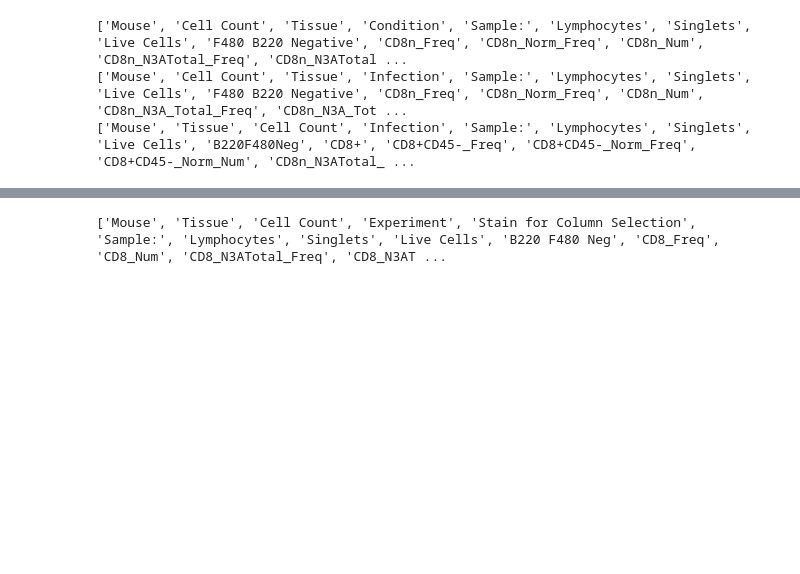
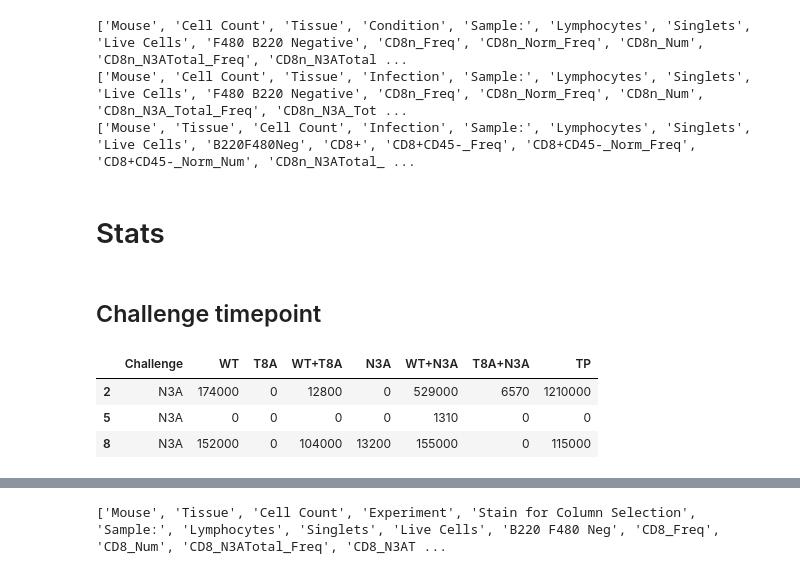
Before and after one commit to WolfDanny/IAV_analysis, a Jupyter notebook: Figures.ipynb, the cells around one changed output, grey strips where cells are left out. Cells and saved outputs as stored; diff of their text form; code cells hidden in the pictures; blank space fills up the shorter version.

```diff
--- a/Figures.ipynb
+++ b/Figures.ipynb
@@ -353,3 +355,18 @@ fa.venn_plots(
     title="Spleen resident - N3A primary",
     file_name="N3A-R",
 )
+# %% [markdown]
+# Stats
+# %% [markdown]
+## Challenge timepoint
+# %%
+wt_chDF = fa.stats_dataframe_challenge(
+    wt_p_data, ["Challenge", "WT", "T8A", "WT+T8A", "N3A", "WT+N3A", "T8A+N3A", "TP"]
+)
+# %%
+wt_chDF[(wt_chDF.Challenge == "N3A")]
+# %% [output]
+|  | Challenge | WT | T8A | WT+T8A | N3A | WT+N3A | T8A+N3A | TP |
+| 2 | N3A | 174000 | 0 | 12800 | 0 | 529000 | 6570 | 1210000 |
+| 5 | N3A | 0 | 0 | 0 | 0 | 1310 | 0 | 0 |
+| 8 | N3A | 152000 | 0 | 104000 | 13200 | 155000 | 0 | 115000 |
```
Also changed, not shown: parts of 16 cells of this notebook, 3 other files.
